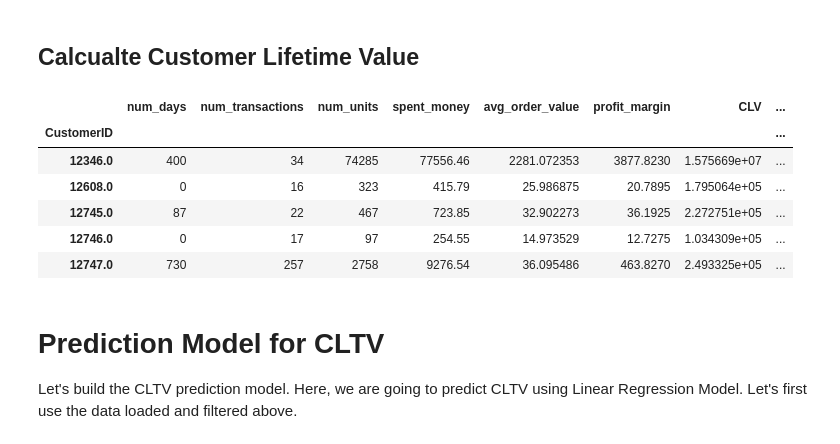
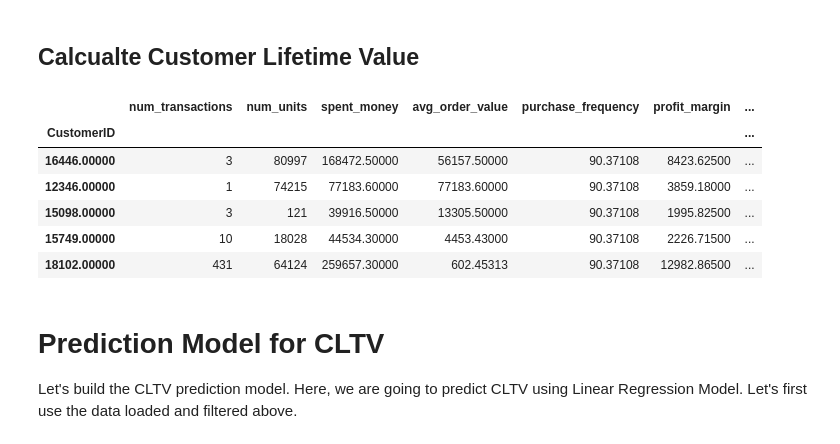
Before and after one commit to mahapara2411/devopsgit, a Jupyter notebook: CLTV.ipynb, the cells around one changed output. Drawn from its saved outputs; the diff is of its cells as text; code cells hidden in the pictures.

```diff
--- a/CLTV.ipynb
+++ b/CLTV.ipynb
@@ -127,8 +337,8 @@ Here, we can filter the necessary columns for calculating CLTV. We only need her
 # %%
-uk_data=uk_data[['CustomerID','InvoiceDate','Invoice','Quantity','Price']]
+uk_data=uk_data[['CustomerID','InvoiceDate','InvoiceNo','Quantity','UnitPrice']]
 
 #Calulate total purchase
-uk_data['TotalPurchase'] = uk_data['Quantity'] * uk_data['Price']
+uk_data['TotalPurchase'] = uk_data['Quantity'] * uk_data['UnitPrice']
 # %% [output]
 A value is trying to be set on a copy of a slice from a DataFrame.
 Try using .loc[row_indexer,col_indexer] = value instead
@@ -141,10 +350,6 @@ Here, we are going to perform the following operations:
 - Calculate the number of orders for each customer.
 - Calculate sum of purchase price for each customer.
 # %%
-uk_data_group=uk_data.groupby('CustomerID').agg({'InvoiceDate': lambda date: (date.max() - date.min()).days,
-                                        'Invoice': lambda num: len(num),
-                                        'Quantity': lambda quant: quant.sum(),
-                                        'TotalPurchase': lambda price: price.sum()})
-
+uk_data_group=uk_data.groupby("CustomerID").agg({"InvoiceNo":lambda x: len(x),"Quantity":lambda x: x.sum(),"TotalPurchase":lambda x:x.sum()})
 uk_data_group.head()
 # %% [output]
@@ -159,6 +364,6 @@ uk_data_group.head()
 Renaming the column
 # %%
 # Change the name of columns
-uk_data_group.columns=['num_days','num_transactions','num_units','spent_money']
+uk_data_group.columns=['num_transactions','num_units','spent_money']
 uk_data_group.head()
 # %% [output]
@@ -189,4 +394,5 @@ uk_data_group.head()
 # %% [markdown]
 ##  Calculate Purchase Frequency
 # %%
-purchase_frequency=sum(uk_data_group['num_transactions'])/uk_data_group.shape[0]
+uk_data_group['purchase_frequency']=sum(uk_data_group['num_transactions'])/uk_data_group.shape[0]
+uk_data_group['purchase_frequency'].head()
@@ -219,20 +435,20 @@ uk_data_group.head()
 ## Calcualte Customer Lifetime Value
 # %%
 # Customer Value
-uk_data_group['CLV']=(uk_data_group['avg_order_value']*purchase_frequency)/churn_rate
+uk_data_group['CV']=(uk_data_group['avg_order_value']/uk_data_group['purchase_frequency'])/churn_rate
 
 #Customer Lifetime Value
-uk_data_group['cust_lifetime_value']=uk_data_group['CLV']*uk_data_group['profit_margin']
-
-uk_data_group.head()
+uk_data_group['CLTV']=uk_data_group['CV']*uk_data_group['profit_margin']
+pd.set_option('display.float_format', lambda x: '%.5f' % x)
+uk_data_group.sort_values("CLTV",ascending=False).head()
 # %% [output]
-|  | num_days | num_transactions | num_units | spent_money | avg_order_value | profit_margin | CLV | ... |
-| CustomerID |  |  |  |  |  |  |  | ... |
-| 12346.0 | 400 | 34 | 74285 | 77556.46 | 2281.072353 | 3877.8230 | 1.575669e+07 | ... |
-| 12608.0 | 0 | 16 | 323 | 415.79 | 25.986875 | 20.7895 | 1.795064e+05 | ... |
-| 12745.0 | 87 | 22 | 467 | 723.85 | 32.902273 | 36.1925 | 2.272751e+05 | ... |
-| 12746.0 | 0 | 17 | 97 | 254.55 | 14.973529 | 12.7275 | 1.034309e+05 | ... |
-| 12747.0 | 730 | 257 | 2758 | 9276.54 | 36.095486 | 463.8270 | 2.493325e+05 | ... |
+|  | num_transactions | num_units | spent_money | avg_order_value | purchase_frequency | profit_margin | ... |
+| CustomerID |  |  |  |  |  |  | ... |
+| 16446.00000 | 3 | 80997 | 168472.50000 | 56157.50000 | 90.37108 | 8423.62500 | ... |
+| 12346.00000 | 1 | 74215 | 77183.60000 | 77183.60000 | 90.37108 | 3859.18000 | ... |
+| 15098.00000 | 3 | 121 | 39916.50000 | 13305.50000 | 90.37108 | 1995.82500 | ... |
+| 15749.00000 | 10 | 18028 | 44534.30000 | 4453.43000 | 90.37108 | 2226.71500 | ... |
+| 18102.00000 | 431 | 64124 | 259657.30000 | 602.45313 | 90.37108 | 12982.86500 | ... |
 # %% [markdown]
 # Prediction Model for CLTV
 Let's build the CLTV prediction model.
```
Also changed, not shown: parts of 53 cells of this notebook.
